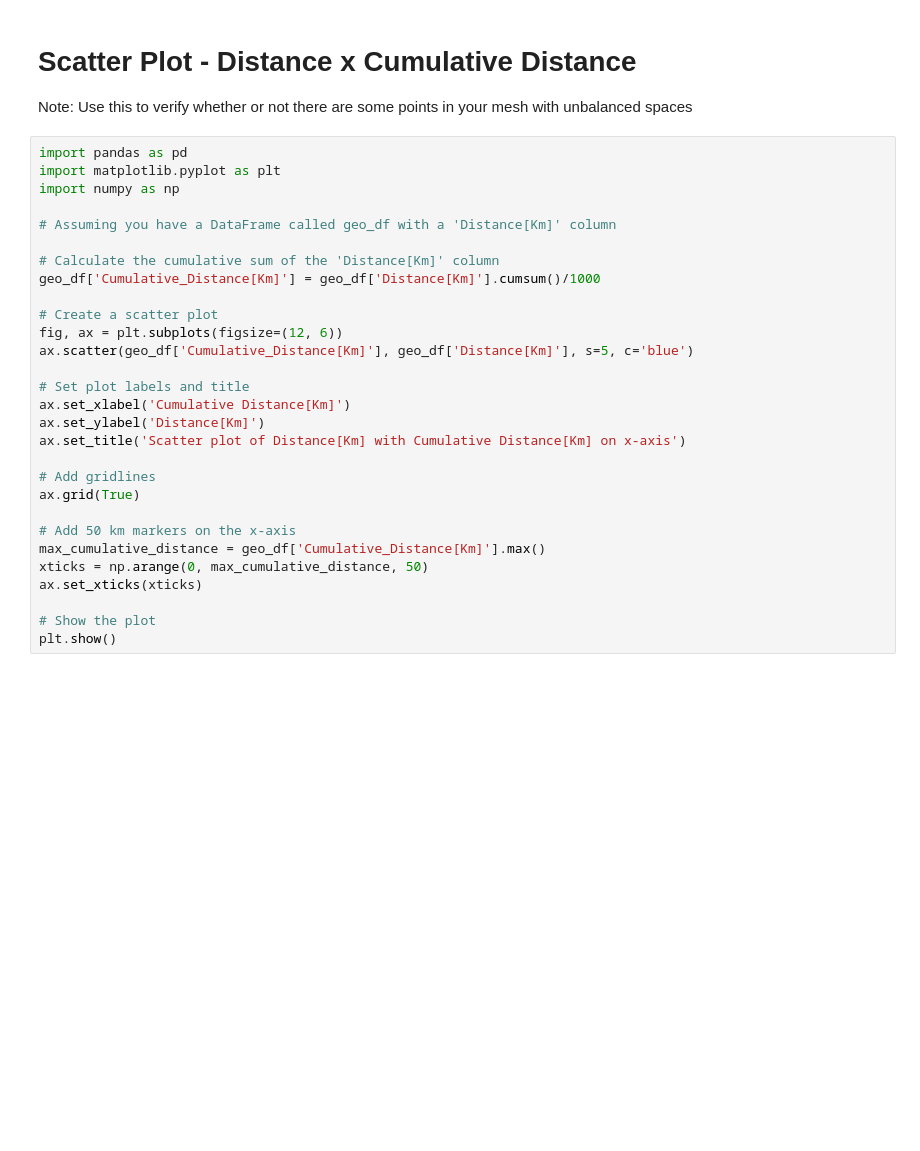
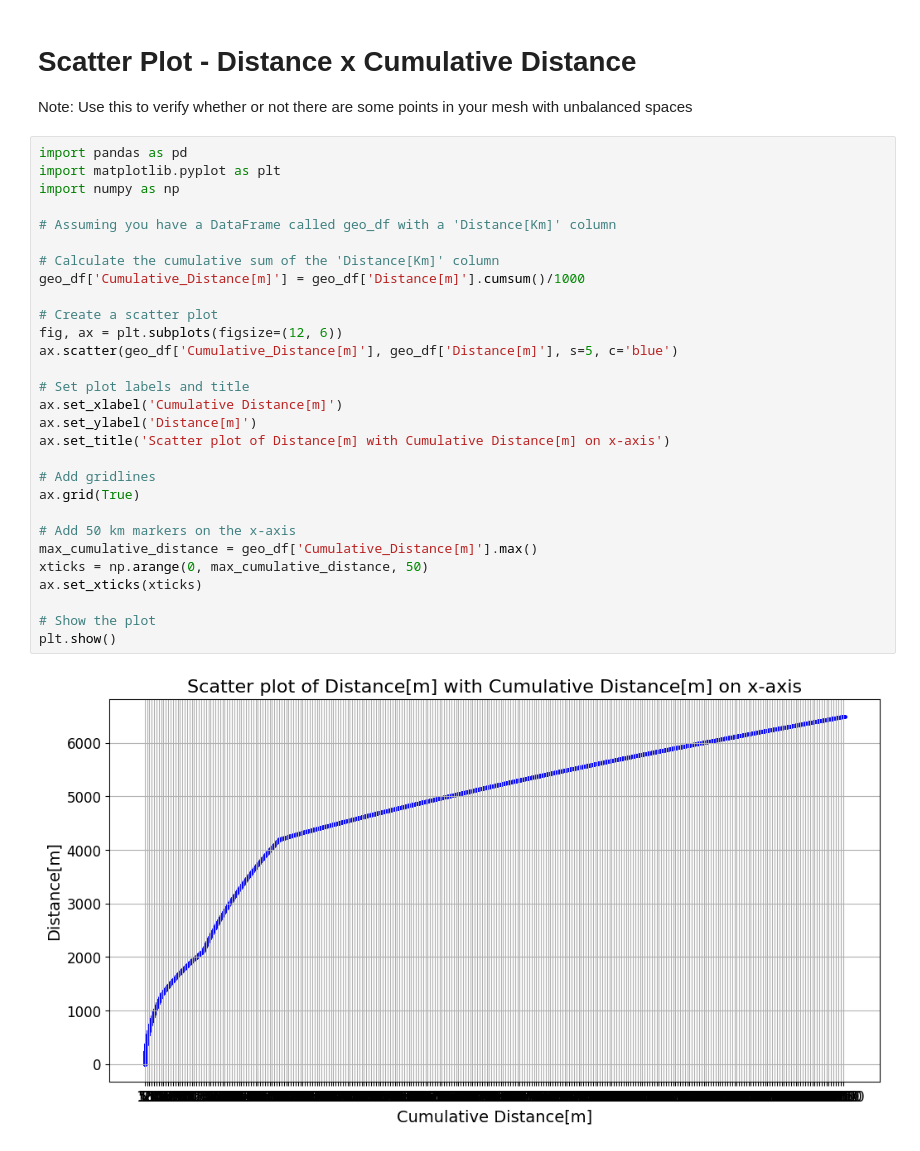
Before and after one commit to josmarcristello/GeoKMLAnalyzer, a Jupyter notebook: src/notebook/get-google-maps-altitude.ipynb, the cells around one changed output. Saved outputs shown, nothing was run; the diff lists cells and outputs as text; blank space fills up the shorter version.

```diff
--- a/src/notebook/get-google-maps-altitude.ipynb
+++ b/src/notebook/get-google-maps-altitude.ipynb
@@ -75,29 +101,31 @@ Note: Use this to verify whether or not there are some points in your mesh with
 # %%
 import pandas as pd
 import matplotlib.pyplot as plt
 import numpy as np
 
 # Assuming you have a DataFrame called geo_df with a 'Distance[Km]' column
 
 # Calculate the cumulative sum of the 'Distance[Km]' column
-geo_df['Cumulative_Distance[Km]'] = geo_df['Distance[Km]'].cumsum()/1000
+geo_df['Cumulative_Distance[m]'] = geo_df['Distance[m]'].cumsum()/1000
 
 # Create a scatter plot
 fig, ax = plt.subplots(figsize=(12, 6))
-ax.scatter(geo_df['Cumulative_Distance[Km]'], geo_df['Distance[Km]'], s=5, c='blue')
+ax.scatter(geo_df['Cumulative_Distance[m]'], geo_df['Distance[m]'], s=5, c='blue')
 
 # Set plot labels and title
-ax.set_xlabel('Cumulative Distance[Km]')
-ax.set_ylabel('Distance[Km]')
-ax.set_title('Scatter plot of Distance[Km] with Cumulative Distance[Km] on x-axis')
+ax.set_xlabel('Cumulative Distance[m]')
+ax.set_ylabel('Distance[m]')
+ax.set_title('Scatter plot of Distance[m] with Cumulative Distance[m] on x-axis')
 
 # Add gridlines
 ax.grid(True)
 
 # Add 50 km markers on the x-axis
-max_cumulative_distance = geo_df['Cumulative_Distance[Km]'].max()
+max_cumulative_distance = geo_df['Cumulative_Distance[m]'].max()
 xticks = np.arange(0, max_cumulative_distance, 50)
 ax.set_xticks(xticks)
 
 # Show the plot
 plt.show()
+# %% [output]
+[figure, added]
```
Also changed, not shown: parts of 3 cells of this notebook.
